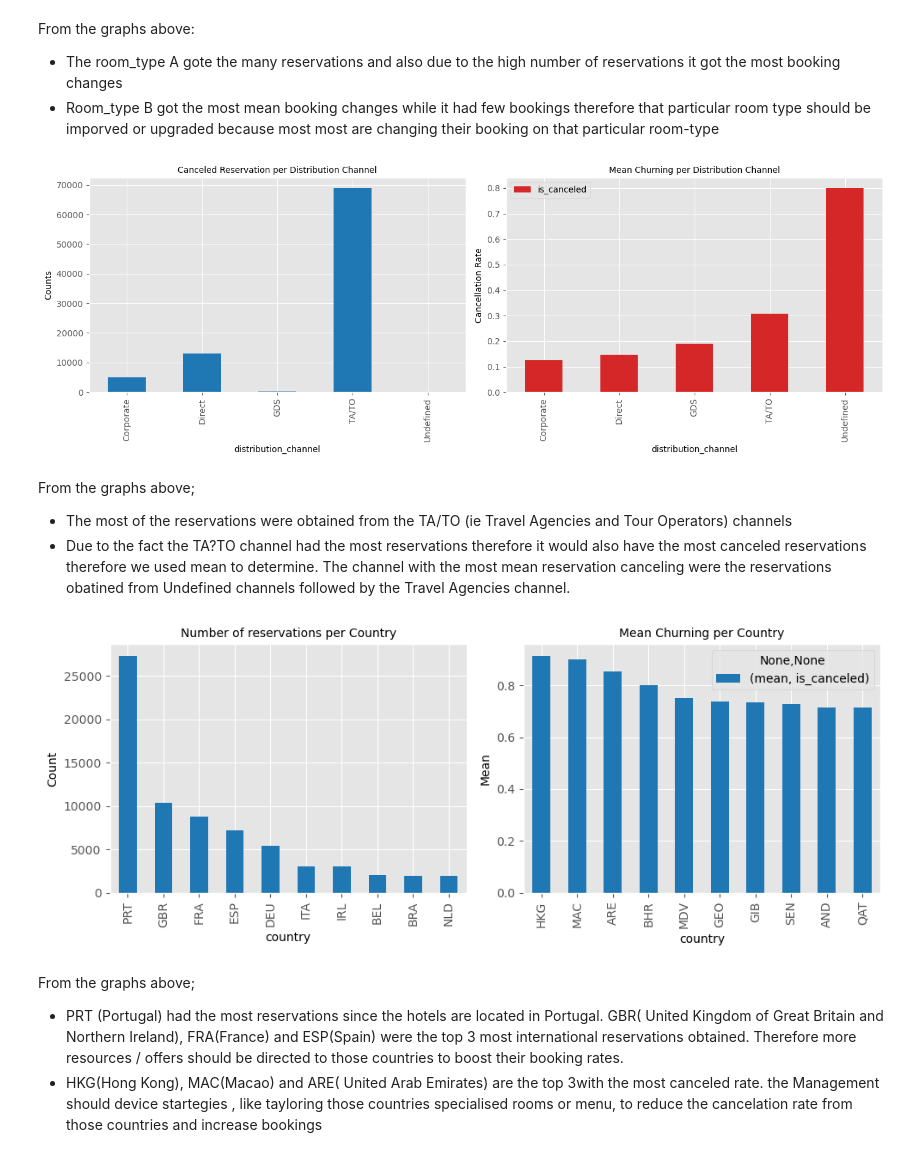
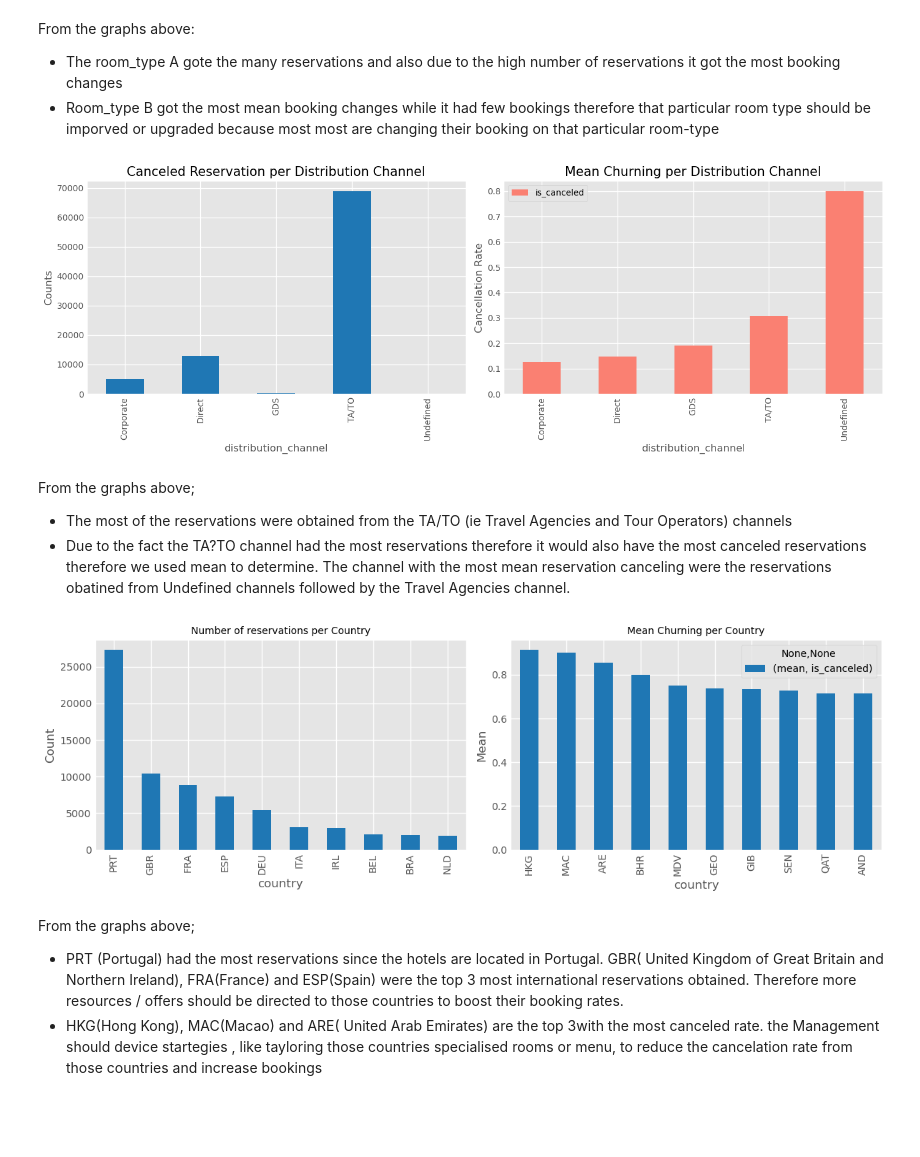
Before and after one commit to sha-ddie/Hotel-Reservation-Churning-Prediction, a Jupyter notebook: Analysis.ipynb, the cells around one changed output. Saved outputs shown, nothing was run; the diff lists cells and outputs as text; code cells hidden in the pictures; blank space fills up the shorter version.

```diff
--- a/Analysis.ipynb
+++ b/Analysis.ipynb
@@ -197,9 +184,9 @@ Index(['hotel', 'is_canceled', 'lead_time', 'arrival_date_year',
 In order to develop a model from the dataset,it is necessary to explore the dataset exhaustively to gain a better understanding therefore we will perform explolatory analsis while exploring the various research questions.
 # %%
 # ploting value counts of our dependent variable
-plt.style.use("fivethirtyeight")
+
 fig, ax=plt.subplots()
-sns.countplot(x=data.is_canceled.replace({1:'Canceled',0:'Not Canceled'}), ax=ax)
+sns.countplot(x=data.is_canceled.replace({1:'Canceled',0:'Not Canceled'}), color="tab:blue", ax=ax)
 ax.bar_label( ax.containers[0],padding=3, fmt='{:,}');
 ax.set_title("Reservation Status");
 # %% [output]
@@ -324,55 +321,56 @@ fig, axes=plt.subplots(ncols=2, figsize=(14,5))
 
 # grouping the canceled rows by distribution_channel to get the total number of canceled reservations
 #obtained from each channel
-hotel.groupby('distribution_channel')['distribution_channel'].count().\
+data.groupby('distribution_channel')['distribution_channel'].count().\
             plot.bar(ax=axes[0],color='tab:blue')                                           #creating the bar plot
-axes[0].set_title("Canceled Reservation per Distribution Channel", fontsize='10')           # axis title
+axes[0].set_title("Canceled Reservation per Distribution Channel", fontsize='15')           # axis title
 axes[0].set_ylabel("Counts")                                                                # y axis label
 
 
 # grouping the whole dataframe and by mean aggregate to get the mean number of canceled reservations for each channel
-data3= hotel[['is_canceled','distribution_channel']].groupby(['distribution_channel']).mean().\
-            plot.bar(ax=axes[1], color='tab:red')                                                 # creating bar plot
-axes[1].set_title("Mean Churning per Distribution Channel", fontsize='10')                        # axis title
+data3= data[['is_canceled','distribution_channel']].groupby(['distribution_channel']).mean().\
+            plot.bar(ax=axes[1], color='salmon')                                                 # creating bar plot
+axes[1].set_title("Mean Churning per Distribution Channel", fontsize='15')                        # axis title
 axes[1].set_ylabel("Cancellation Rate")                                                           # y axis label
+
 
 
 plt.tight_layout()
 plt.show();
 # %% [output]
-[figure, old version]
+[figure, new version]
 # %% [markdown]
 From the graphs above;
 - The most of the reservations were obtained from the TA/TO (ie Travel Agencies and Tour Operators) channels
 - Due to the fact the TA?TO channel had the most reservations therefore it would also have the most canceled reservations therefore we used mean to determine. The channel with the most mean reservation canceling were the reservations obatined from Undefined channels followed by the Travel Agencies channel.
 # %%
 # creating the plotting axes
-fig, axes=plt.subplots(ncols=2, figsize=(10,4))
+fig, axes=plt.subplots(ncols=2, figsize=(12,4))
 
 # grouping our data country and selecting the top 10  countries with the most reservation requests
-hotel.groupby('country')['is_canceled'].count().\
+data.groupby('country')['is_canceled'].count().\
             sort_values( ascending=False)[:10].\
             plot.bar(ax=axes[0],color='tab:blue')                                 # plotting barplot
 axes[0].set_title("Number of reservations per Country",fontsize='10')             # setting axis title
 axes[0].set_ylabel("Count")                                                       # setting y axis label
 
 # pivoting our data country a to get the mean reservation cancelation rate for each country
-data=pd.pivot_table(hotel,                                                        # creating pivot table
+df=pd.pivot_table(data,                                                        # creating pivot table
                     values='is_canceled',                                         # is_canceled column used for aggregation
                     index=['country'],                                            # grouping by country column
                     aggfunc=[np.mean])
 
 # using the pivot output to display the top 10 countries with most reservation cancelations
-data[data[('mean', 'is_canceled')]!=1].\
+df[df[('mean', 'is_canceled')]!=1].\
             sort_values(by=('mean', 'is_canceled') ,ascending=False)[:10].\
             plot.bar(ax=axes[1],color='tab:blue')                                  # creating the bar plot
 axes[1].set_title("Mean Churning per Country",fontsize='10' )                      # setting axis title
 axes[1].set_ylabel("Mean")                                                         # setting y label
 
 plt.tight_layout()
 plt.show()
 # %% [output]
-[figure, old version]
+[figure, new version]
 # %% [markdown]
 From the graphs above;
 - PRT (Portugal) had the most reservations since the hotels are located in Portugal. GBR( United Kingdom of Great Britain and Northern Ireland), FRA(France) and ESP(Spain) were the top 3 most international reservations obtained. Therefore more resources / offers should be directed to those countries to boost their booking rates.
```
Also changed, not shown: parts of 37 cells of this notebook.
